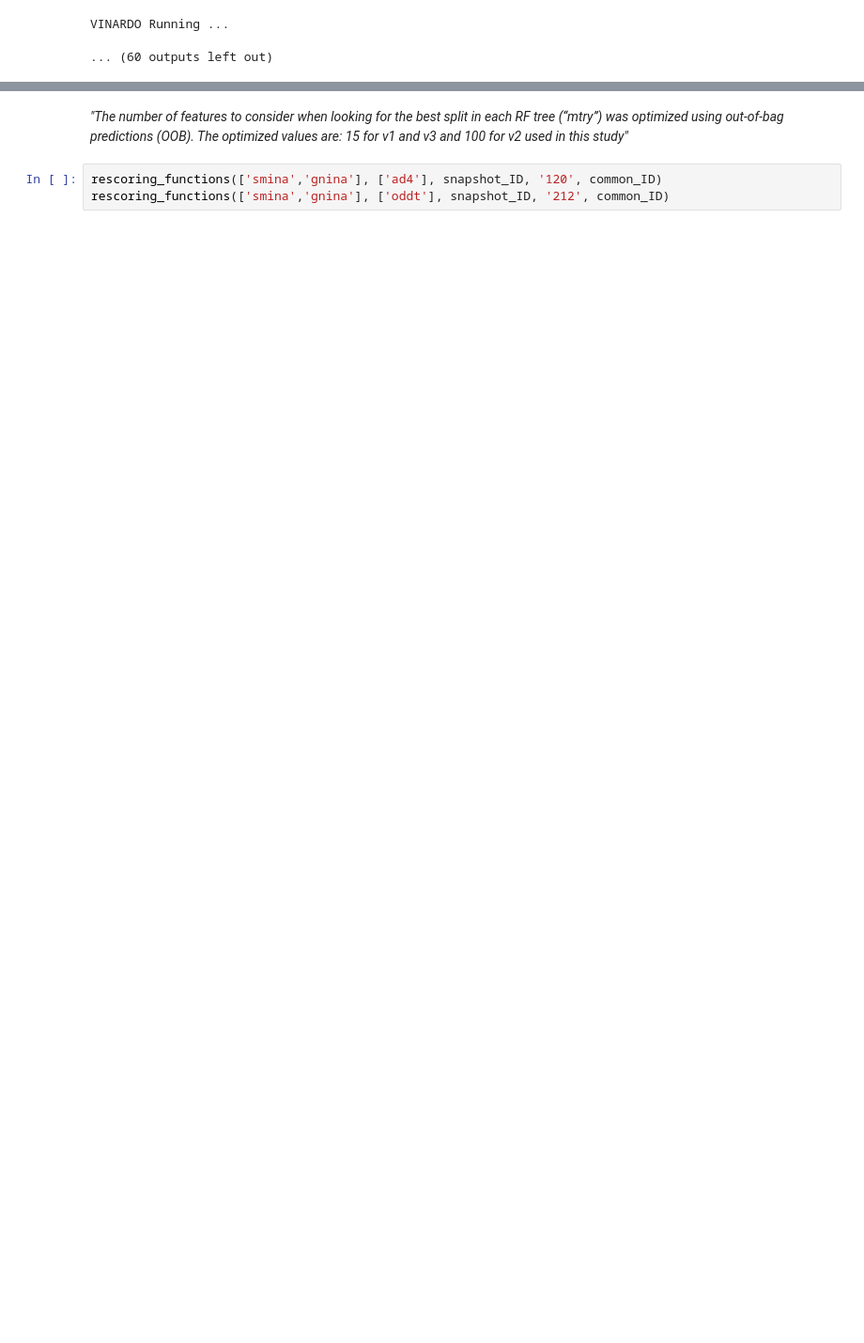
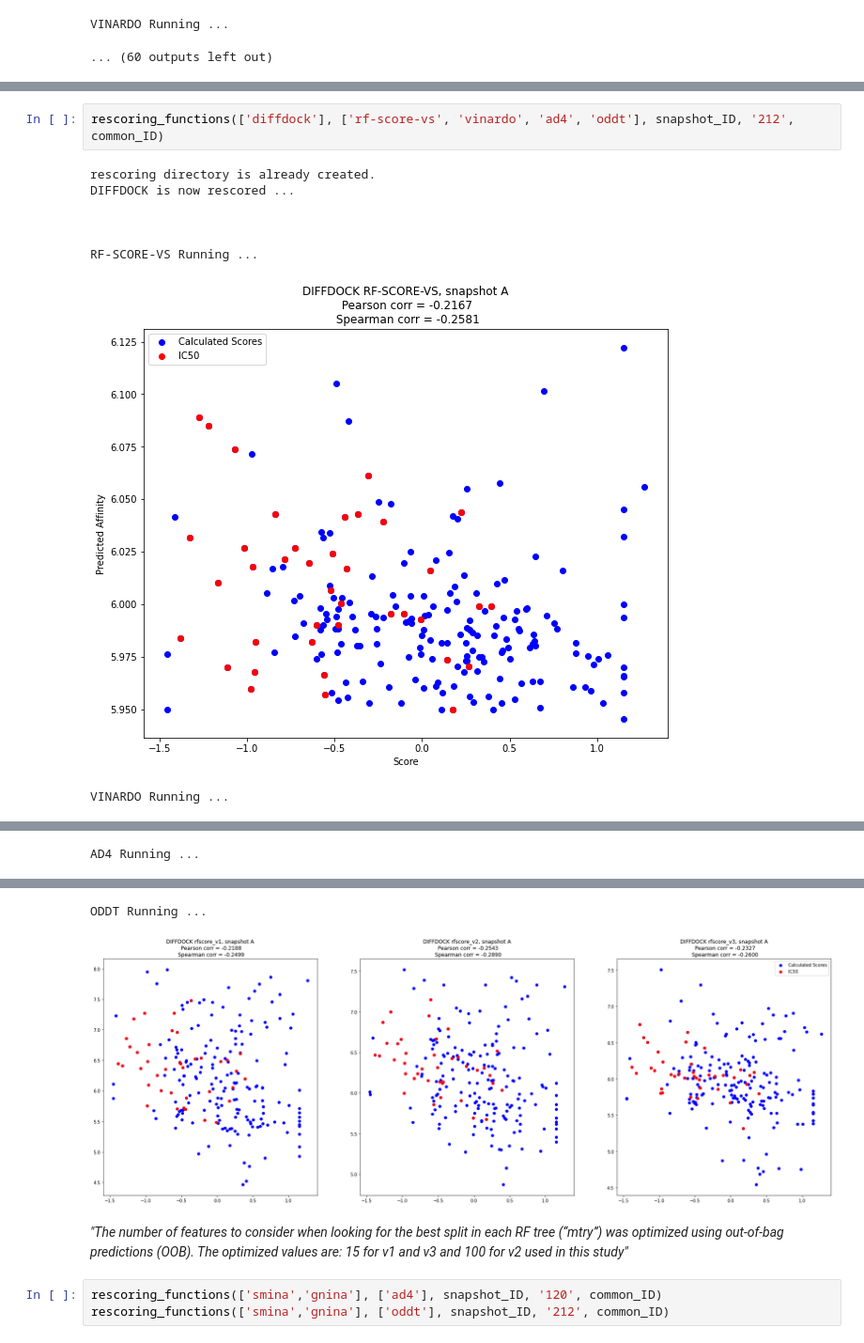
Before and after one commit to volkamerlab/MolDockLab, a Jupyter notebook: ECFT_VS_pipeline.ipynb, the cells around one changed output, grey strips where cells are left out. Shown at 94% size. Saved outputs shown, nothing was run; the diff lists cells and outputs as text; blank space fills up the shorter version.

```diff
--- a/ECFT_VS_pipeline.ipynb
+++ b/ECFT_VS_pipeline.ipynb
@@ -343,0 +358,11 @@ VINARDO Running ...
+# %%
+rescoring_functions(['diffdock'], ['rf-score-vs', 'vinardo', 'ad4', 'oddt'], snapshot_ID, '212', common_ID)
+# %% [output]
+rescoring directory is already created.
+DIFFDOCK is now rescored ...
+
+
+
+RF-SCORE-VS Running ...
+[figure, added]
+VINARDO Running ...
@@ -343,0 +370 @@ VINARDO Running ...
+AD4 Running ...
@@ -344,3 +372,5 @@ VINARDO Running ...
+ODDT Running ...
+[figure, added]
 # %% [markdown]
 _"The number of features to consider when looking for the best split in each RF tree (“mtry”) was optimized using out-of-bag predictions (OOB). The optimized values are: 15 for v1 and v3 and 100 for v2 used in this study"_
 # %%
```
Also changed, not shown: parts of 17 cells of this notebook, 4 other files.
